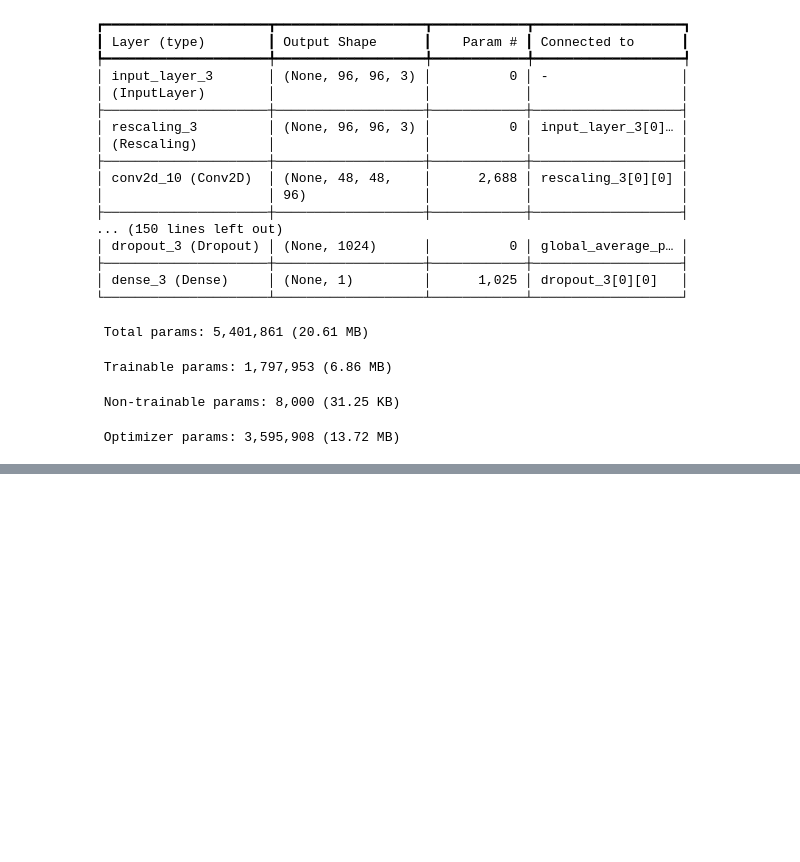
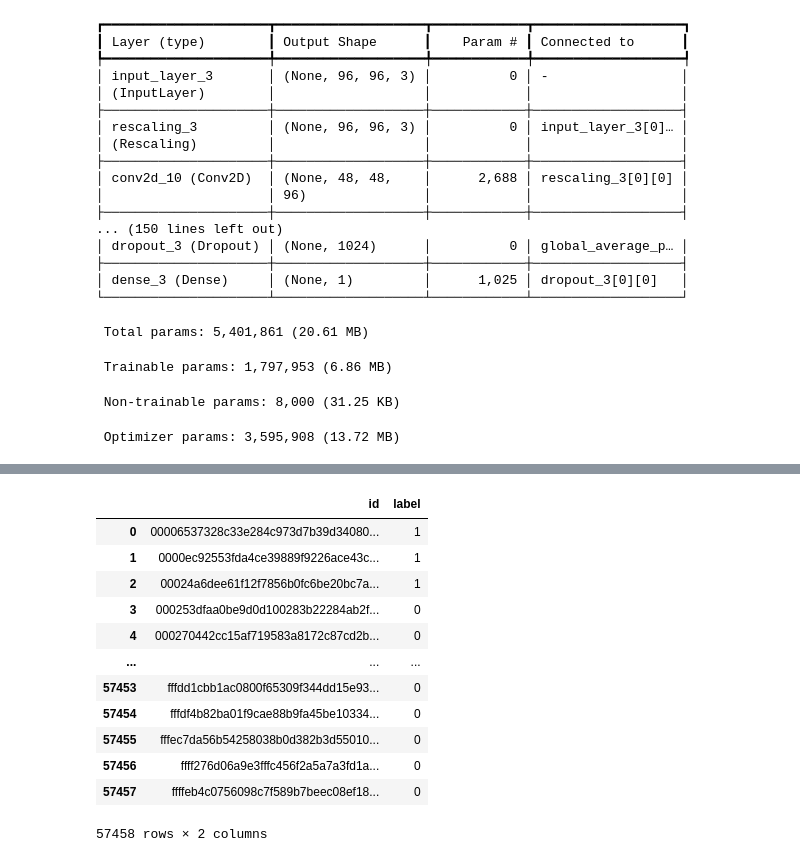
Before and after one commit to bask209/CNNCancerDetection, a Jupyter notebook: week3.ipynb, the cells around one changed output, grey strips where cells are left out. Saved outputs shown, nothing was run; the diff lists cells and outputs as text; code cells hidden in the pictures; blank space fills up the shorter version.

Commit message:
Updating after obtaining first result with third model.

```diff
--- a/week3.ipynb
+++ b/week3.ipynb
@@ -446,0 +358,32 @@ int(binary_output[0][0])
+# %%
+import pandas as pd
+from tqdm import tqdm
+
+results_df = pd.DataFrame(columns = ['id','label'])
+
+results = {}
+
+for file in tqdm(os.listdir(r"O:\Users\Vic\Documents\GitHub\CNNCancerDetection\histopathologic-cancer-detection\test")):
+    image = keras.utils.load_img(r"O:\Users\Vic\Documents\GitHub\CNNCancerDetection\histopathologic-cancer-detection\test"+f"\\{file}",target_size=(96,96))
+    input_arr = keras.utils.img_to_array(image)
+    input_arr = np.expand_dims(input_arr, axis=0)
+    probability = keras.activations.sigmoid(model.predict(input_arr, verbose=0))
+    binary_output = (probability.cpu().numpy() > 0.5).astype(int)
+    int_binary_output = int(binary_output[0][0])
+    results_df.loc[len(results_df)] = {'id': file.split('.')[0], 'label': int_binary_output}
+# %%
+results_df
+# %% [output]
+|  | id | label |
+| 0 | 00006537328c33e284c973d7b39d34080... | 1 |
+| 1 | 0000ec92553fda4ce39889f9226ace43c... | 1 |
+| 2 | 00024a6dee61f12f7856b0fc6be20bc7a... | 1 |
+| 3 | 000253dfaa0be9d0d100283b22284ab2f... | 0 |
+| 4 | 000270442cc15af719583a8172c87cd2b... | 0 |
+| ... | ... | ... |
+| 57453 | fffdd1cbb1ac0800f65309f344dd15e93... | 0 |
+| 57454 | fffdf4b82ba01f9cae88b9fa45be10334... | 0 |
+| 57455 | fffec7da56b54258038b0d382b3d55010... | 0 |
+| 57456 | ffff276d06a9e3fffc456f2a5a7a3fd1a... | 0 |
+| 57457 | ffffeb4c0756098c7f589b7beec08ef18... | 0 |
+57458 rows × 2 columns
```
Also changed, not shown: parts of 16 cells of this notebook, 1 other file.
